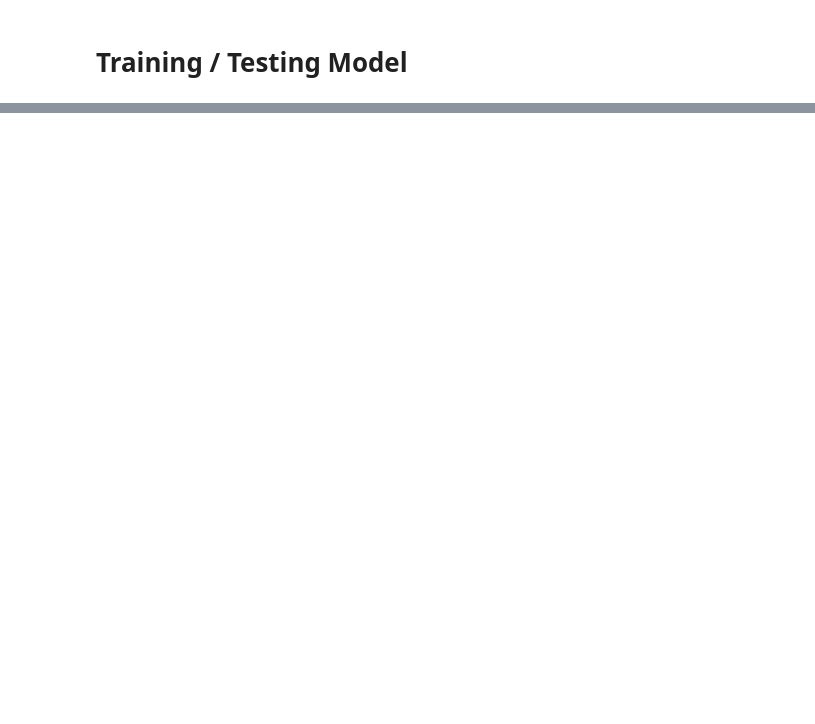
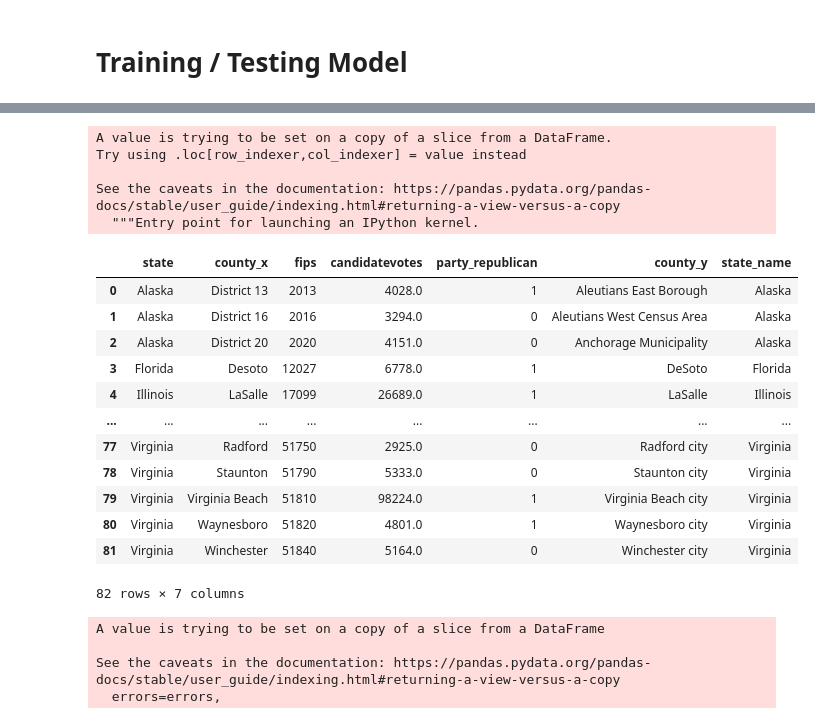
Before and after one commit to CCom20/covid-ml-application, a Jupyter notebook: notebooks/county_machine_learning_notebook.ipynb, the cells around one changed output, grey strips where cells are left out. Drawn from its saved outputs; the diff is of its cells as text; code cells hidden in the pictures; blank space fills up the shorter version.

```diff
--- a/notebooks/county_machine_learning_notebook.ipynb
+++ b/notebooks/county_machine_learning_notebook.ipynb
@@ -182,0 +147,3 @@ pd.DataFrame(results)
+# %%
+missing = political_leaning_df[~political_leaning_df.county.isin(analysis_df.county)]
+missing.head()
@@ -182,0 +157,4 @@ pd.DataFrame(results)
+# %%
+fips = pd.read_csv("../data/fips-codes.csv")
+fips = fips[["fips", "county_name", "state_name"]]
+fips.rename(columns={"county_name": "county"}, inplace=True)
@@ -182,0 +166,26 @@ pd.DataFrame(results)
+# %%
+missing["fips"] = missing["fips"].astype("int64")
+# %% [output]
+A value is trying to be set on a copy of a slice from a DataFrame.
+Try using .loc[row_indexer,col_indexer] = value instead
+
+See the caveats in the documentation: https://pandas.pydata.org/pandas-docs/stable/user_guide/indexing.html#returning-a-view-versus-a-copy
+  """Entry point for launching an IPython kernel.
+# %%
+missing_df = pd.merge(missing, fips, how="inner", on="fips")
+# %%
+missing_df
+# %% [output]
+|  | state | county_x | fips | candidatevotes | party_republican | county_y | state_name |
+| 0 | Alaska | District 13 | 2013 | 4028.0 | 1 | Aleutians East Borough | Alaska |
+| 1 | Alaska | District 16 | 2016 | 3294.0 | 0 | Aleutians West Census Area | Alaska |
+| 2 | Alaska | District 20 | 2020 | 4151.0 | 0 | Anchorage Municipality | Alaska |
+| 3 | Florida | Desoto | 12027 | 6778.0 | 1 | DeSoto | Florida |
+| 4 | Illinois | LaSalle | 17099 | 26689.0 | 1 | LaSalle | Illinois |
+| ... | ... | ... | ... | ... | ... | ... | ... |
+| 77 | Virginia | Radford | 51750 | 2925.0 | 0 | Radford city | Virginia |
+| 78 | Virginia | Staunton | 51790 | 5333.0 | 0 | Staunton city | Virginia |
+| 79 | Virginia | Virginia Beach | 51810 | 98224.0 | 1 | Virginia Beach city | Virginia |
+| 80 | Virginia | Waynesboro | 51820 | 4801.0 | 1 | Waynesboro city | Virginia |
+| 81 | Virginia | Winchester | 51840 | 5164.0 | 0 | Winchester city | Virginia |
+82 rows × 7 columns
@@ -182,0 +200,7 @@ pd.DataFrame(results)
+# %%
+merged_df.rename(columns={"state_x": "state"}, inplace=True)
+# %% [output]
+A value is trying to be set on a copy of a slice from a DataFrame
+
+See the caveats in the documentation: https://pandas.pydata.org/pandas-docs/stable/user_guide/indexing.html#returning-a-view-versus-a-copy
+  errors=errors,
```
Also changed, not shown: parts of 79 cells of this notebook, 1 other file.
